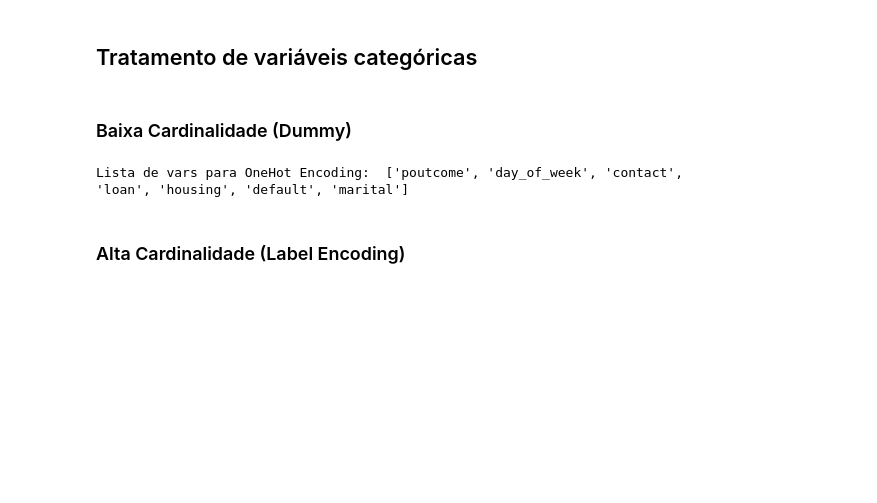
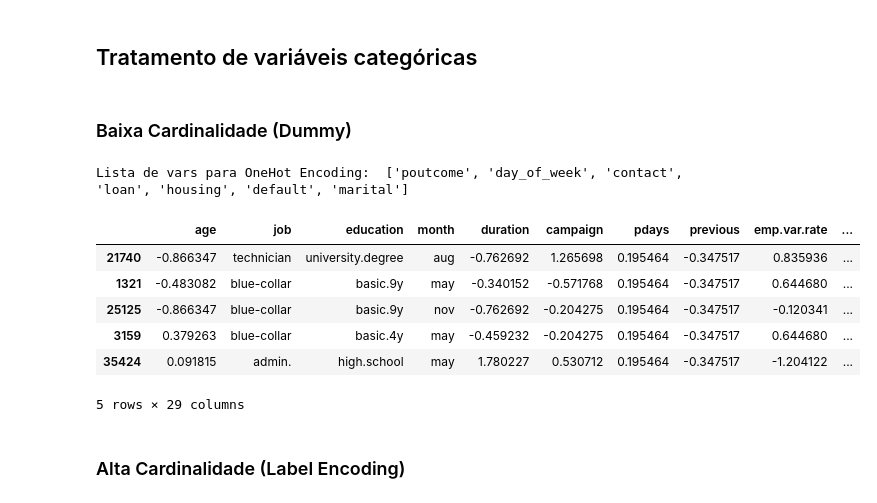
Before and after one commit to DKawaguch/Produto_Bancario, a Jupyter notebook: Bank_Marketing.ipynb, the cells around one changed output. Saved outputs shown, nothing was run; the diff lists cells and outputs as text; code cells hidden in the pictures; blank space fills up the shorter version.

```diff
--- a/Bank_Marketing.ipynb
+++ b/Bank_Marketing.ipynb
@@ -217,29 +217,37 @@ abt_03.head()
 # %%
 def apply_onehot_encoding(df, metadata, card_cutoff=5):
 	# Filtrar variáveis categóricas de baixa cardinalidade
 	df_categ_onehot = metadata[(metadata['cardinalidade'] <= card_cutoff) & (metadata['tipo'] == 'object')]
 	lista_onehot = list(df_categ_onehot.nome_variavel.values)
 	print('Lista de vars para OneHot Encoding: ', lista_onehot)
 
 	# Instanciar o encoder
 	encoder = OneHotEncoder(drop='first', sparse_output=False)
 
 	# Aplicar o one-hot encoding
 	encoded_data = encoder.fit_transform(df[lista_onehot])
 
 	# Criar um DataFrame com as colunas codificadas, mantendo o índice original
 	encoded_cols = encoder.get_feature_names_out(lista_onehot)
 	encoded_df = pd.DataFrame(encoded_data, columns=encoded_cols, index=df.index)
 
 	# Concatenar o DataFrame codificado com o DataFrame original
 	df = pd.concat([df.drop(lista_onehot, axis=1), encoded_df], axis=1)
 
 	return df
 
 # Apply the function to the dataframe
 abt_04 = apply_onehot_encoding(abt_03, metadados)
+abt_04.head()
 # %% [output]
 Lista de vars para OneHot Encoding:  ['poutcome', 'day_of_week', 'contact', 'loan', 'housing', 'default', 'marital']
+|  | age | job | education | month | duration | campaign | pdays | previous | emp.var.rate | ... |
+| 21740 | -0.866347 | technician | university.degree | aug | -0.762692 | 1.265698 | 0.195464 | -0.347517 | 0.835936 | ... |
+| 1321 | -0.483082 | blue-collar | basic.9y | may | -0.340152 | -0.571768 | 0.195464 | -0.347517 | 0.644680 | ... |
+| 25125 | -0.866347 | blue-collar | basic.9y | nov | -0.762692 | -0.204275 | 0.195464 | -0.347517 | -0.120341 | ... |
+| 3159 | 0.379263 | blue-collar | basic.4y | may | -0.459232 | -0.204275 | 0.195464 | -0.347517 | 0.644680 | ... |
+| 35424 | 0.091815 | admin. | high.school | may | 1.780227 | 0.530712 | 0.195464 | -0.347517 | -1.204122 | ... |
+5 rows × 29 columns
 # %% [markdown]
 ### Alta Cardinalidade (Label Encoding)
 # %%
```
Also changed, not shown: parts of 5 cells of this notebook.
